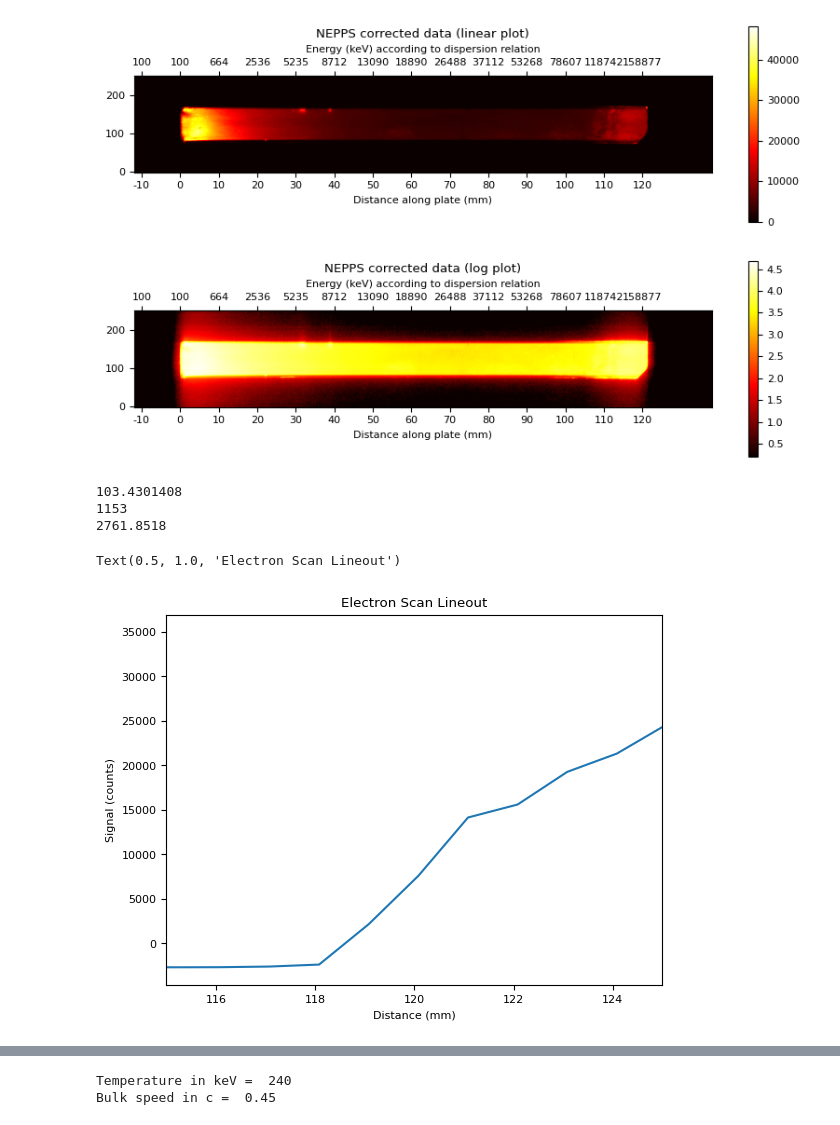
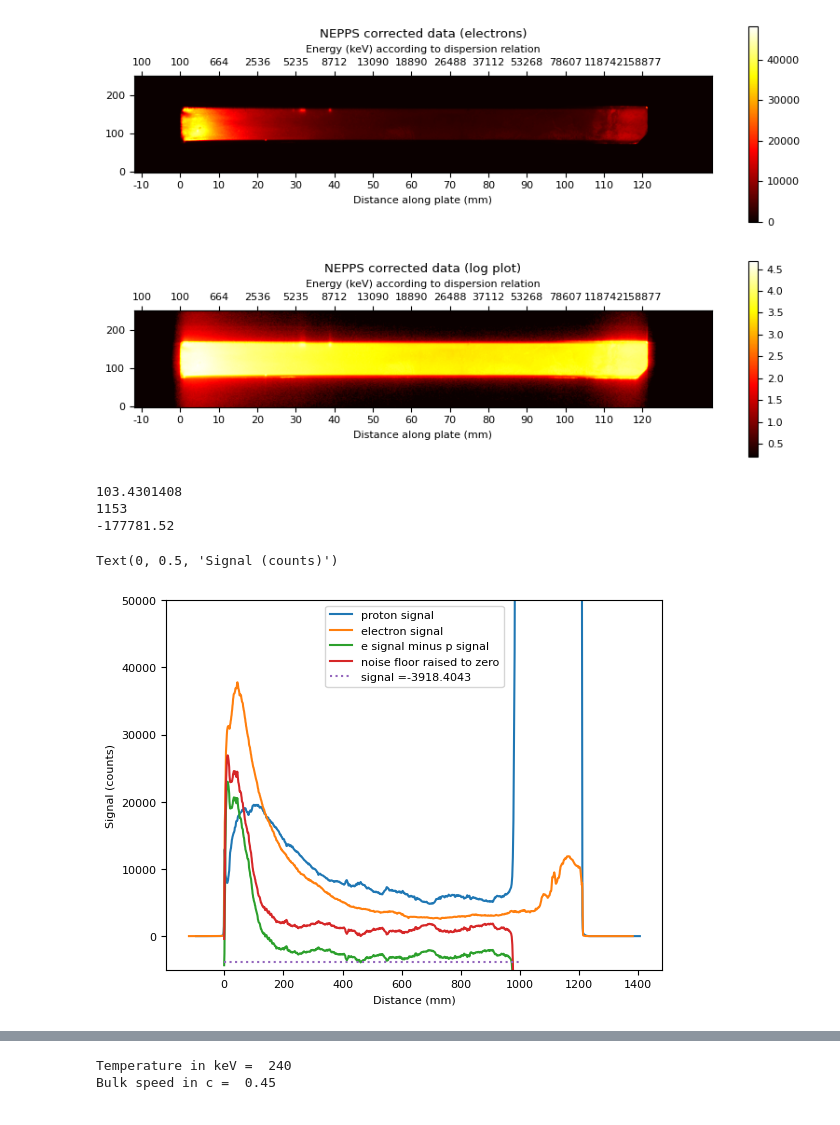
Before and after one commit to Schaeffer-Lab/Dec-2024-Shock-Data, a Jupyter notebook: NEPPS_HDR_Processing.ipynb, the cells around one changed output, grey strips where cells are left out. Saved outputs shown, nothing was run; the diff lists cells and outputs as text; code cells hidden in the pictures.

```diff
--- a/NEPPS_HDR_Processing.ipynb
+++ b/NEPPS_HDR_Processing.ipynb
@@ -446,6 +550,8 @@ import numpy as np
 import cv2
 
 with h5py.File('PLATE-2_ALL-SCANS_IP-HDR-ANALYSIS_N241229-001-999.h5', "r") as f:
+#with h5py.File('PLATE-1_ALL-SCANS_IP-HDR-ANALYSIS_N241229-001-999.h5', "r") as f:
+#with h5py.File('TD_TC000-000_NEPPS_IMAGE-PLATE-6_ALL-SCANS_IP-HDR-ANALYSIS_N241228-001-999.h5', "r") as f:
 
     base_items = list(f.items())
     print('items in the base directory:', base_items)
@@ -483,16 +589,21 @@ with h5py.File('PLATE-2_ALL-SCANS_IP-HDR-ANALYSIS_N241229-001-999.h5', "r") as f
 
     plt.rc('font', size=8)
 
+    edge = 119
+    #edge = 136
+    #edge = 95
+    d = edge-100
+
     im1 = axs[0].imshow(shot_data, cmap='hot', origin='lower')
     axs[0].set_xlabel('Distance along plate (mm)')
     #axs[0].set_ylabel('Position along width of plate (Pixels)')
-    axs[0].set_title('NEPPS corrected data (linear plot)')
+    axs[0].set_title('NEPPS corrected data (electrons)')
     plt.colorbar(im1, ax=axs[0], label='')
     tick = np.arange(0, 1400, step=100)
-    axs[0].set_xticks(tick+19, labels=[int(i) for i in 0.1*(tick-100)])
+    axs[0].set_xticks(tick+d, labels=[int(i) for i in 0.1*(tick-100)])
 
     ax0 = axs[0].secondary_xaxis('top')
-    ax0.set_xticks(tick+19, labels=[int(i) for i in transform_electron_axis(tick-119,10)])
+    ax0.set_xticks(tick+d, labels=[int(i) for i in transform_electron_axis(tick-119,10)])
     ax0.set_xlabel('Energy (keV) according to dispersion relation')
 
     im2 = axs[1].imshow((1/np.log(10))*np.log(np.abs(shot_data+1)), cmap='hot', origin='lower')
@@ -500,10 +611,10 @@ with h5py.File('PLATE-2_ALL-SCANS_IP-HDR-ANALYSIS_N241229-001-999.h5', "r") as f
     #axs[1].set_ylabel('Position along width of plate (Pixels)')
     axs[1].set_title('NEPPS corrected data (log plot)')
     plt.colorbar(im2, ax=axs[1], label='')
-    axs[1].set_xticks(tick+19, labels=[int(i) for i in 0.1*(tick-100)])
+    axs[1].set_xticks(tick+d, labels=[int(i) for i in 0.1*(tick-100)])
 
     ax1 = axs[1].secondary_xaxis('top')
-    ax1.set_xticks(tick+19, labels=[int(i) for i in transform_electron_axis(tick-119,10)])
+    ax1.set_xticks(tick+d, labels=[int(i) for i in transform_electron_axis(tick-edge,10)])
     ax1.set_xlabel('Energy (keV) according to dispersion relation')
 
 NEPPS_2_29= shot_data
@@ -521,29 +632,47 @@ items in the ATTRIBUTES directory: [('HDR_IMAGE', <HDF5 group "/ATTRIBUTES/HDR_I
 # %%
 x = np.linspace(0,1500,1500)
 edge = 119
+#edge = 159
 E = transform_electron_axis(x-edge,10)
 
 dSdN = MS_PSL_scale(E)
 
-line = lineout(NEPPS_2_29, 95, 150)
+line1 = lineout(NEPPS_1_29, 95, 150)
+line2 = lineout(NEPPS_2_29, 95, 150)
 
-dSdx = line-0.8*np.min(line[200:800])
-flat_background = np.mean(line[750:850])
-print(flat_background)
+#dSdx = line-0.8*np.min(line[200:800])
+#flat_background = np.mean(line[750:850])
+#print(flat_background)
 
-#plt.plot(x,line)
-plt.plot(x,line-flat_background)
-plt.xlim(115,125) #finding edge
-#plt.ylim(-10,1000)
+P_E_sub = -line1[95:95+1000]+line2[119:119+1000]
+
+#P_E_sub = -line1[159:159+1000]+line2[136:136+1000]
+
+#P_E_sub = -line1[159:159+1000]+line2[95:95+1000]
+
+print(np.min(P_E_sub))
+#plt.plot(x-95,line1, label = 'proton signal')
+#plt.plot(x-119,line2, label = 'electron signal')
+
+plt.plot(x-95,line1, label = 'proton signal')
+plt.plot(x-119,line2, label = 'electron signal')
+plt.plot(np.linspace(0,1000,1000),P_E_sub, label = 'e signal minus p signal')
+plt.plot(np.linspace(0,1000,1000),(P_E_sub-np.min(P_E_sub[400:900])), label = 'noise floor raised to zero')
+plt.plot(np.linspace(0,1000,1000),0*P_E_sub+np.min(P_E_sub[400:900]), linestyle = 'dotted', label = 'signal ='+str(np.min(P_E_sub[400:900])))
+plt.legend()
+
+#plt.plot(x,line-flat_background)
+#plt.xlim(115,125) #finding edge
+plt.ylim(-5000,50000)
 plt.xlabel("Distance (mm)")
 plt.ylabel("Signal (counts)")
-plt.title("Electron Scan Lineout")
+#plt.title("Electron Scan Lineout")
 # %% [output]
 103.4301408
 1153
-2761.8518
+-177781.52
-Text(0.5, 1.0, 'Electron Scan Lineout')
+Text(0, 0.5, 'Signal (counts)')
-[figure, old version]
+[figure, new version]
 # %%
 x = np.linspace(0,1500,1500)
 edge = 119
```
Also changed, not shown: parts of 18 cells of this notebook, 4 other files.
